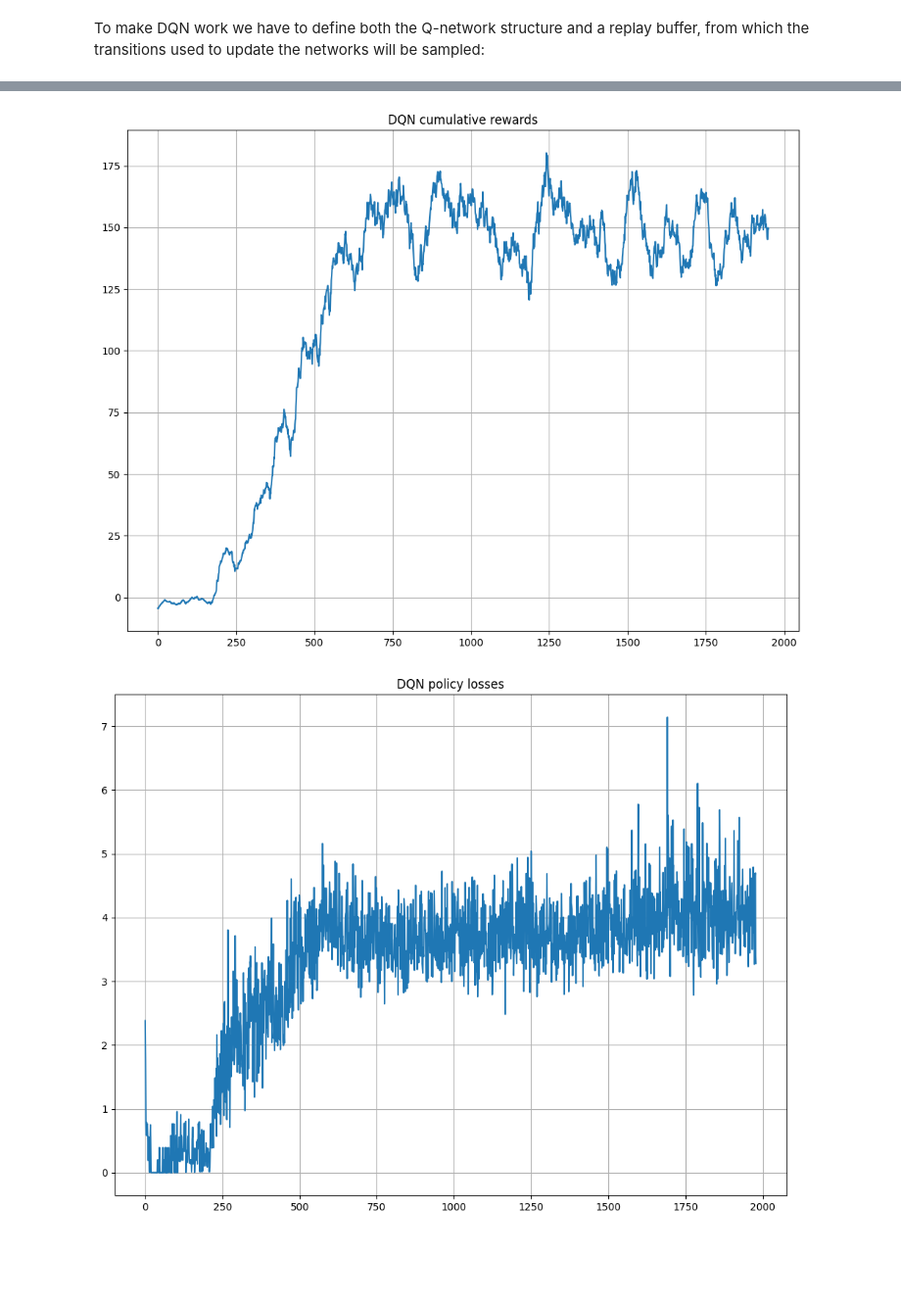
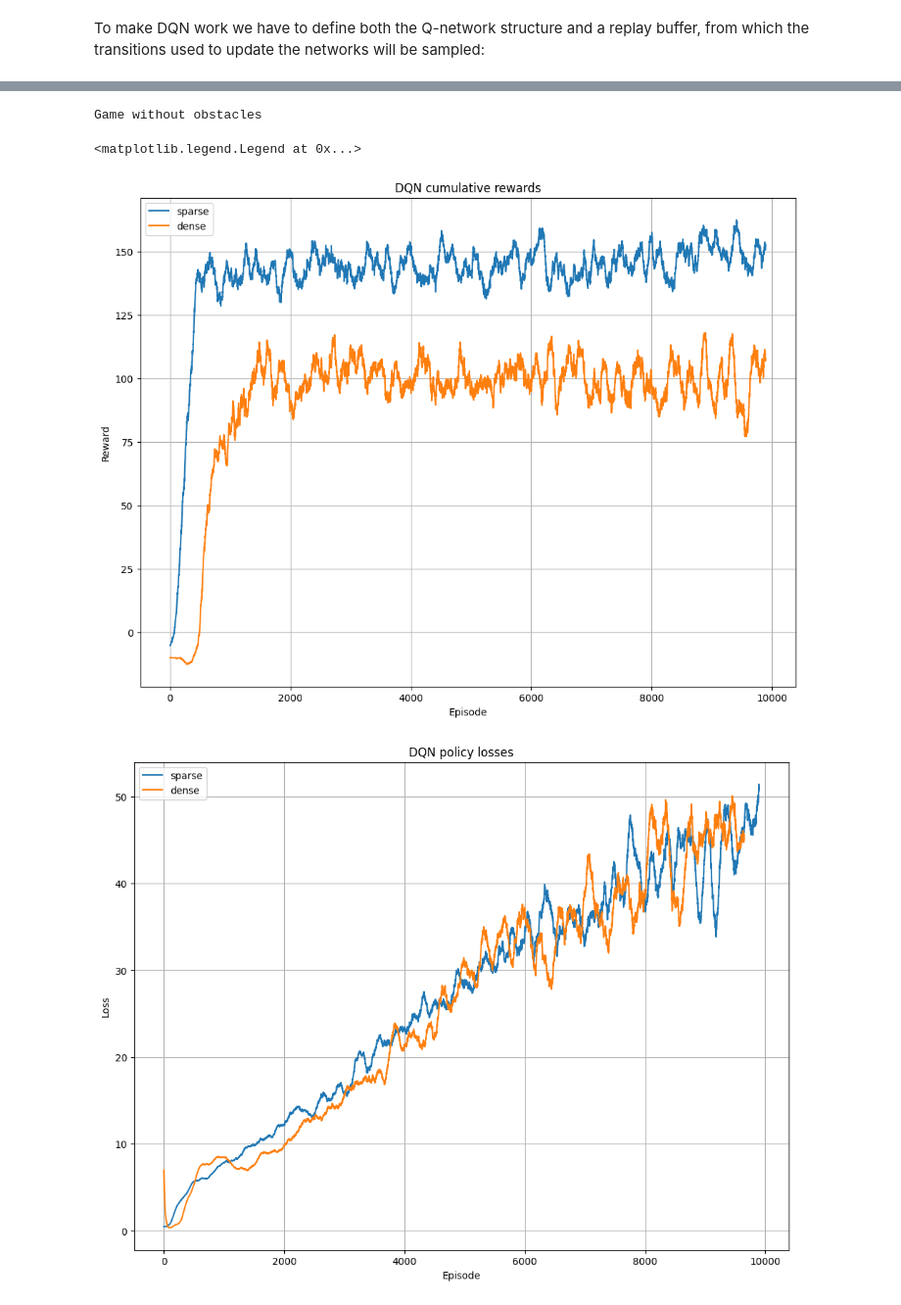
Before and after one commit to veborito/RL-project, a Jupyter notebook: dqn.ipynb, the cells around one changed output, grey strips where cells are left out. Shown at 98% size. Drawn from its saved outputs; the diff is of its cells as text; code cells hidden in the pictures; blank space fills up the shorter version.

Commit message:
feat: comparison dense vs sparse rewards

```diff
--- a/dqn.ipynb
+++ b/dqn.ipynb
@@ -77,4 +79,4 @@ def parameter_update(source_model, target_model, tau):
 # %%
 from game_env.snake_env import SnakeEnv
 
-env = SnakeEnv()
+env = SnakeEnv(height=8, width=8)
@@ -81,5 +162,11 @@ env = SnakeEnv()
+# %%
+from game_env.snake_env import SnakeEnv
+
+env = SnakeEnv(height=8, width=8, living_cost=True)
+# %% [output]
+Game without obstacles
 # %%
-NUM_TRAJECTORIES = 2000
+NUM_TRAJECTORIES = 10_000
 MAX_EPISODE_LENGTH = 500
 
 gamma = 0.99
@@ -90,8 +177,9 @@ BATCH_SIZE = 512
 WARMUP = 1000
 
 # placeholders for rewards for each episode
-cumulative_rewards = []
-policy_losses = []
+cumulative_rewards_dense = []
+scores_dense = []
+policy_losses_dense = []
 # declaring the replay buffer
 transition_buffer = ReplayBuffer(10000)
 # iterating through trajectories
@@ -102,13 +190,14 @@ for tau in tqdm(range(NUM_TRAJECTORIES)):
     done = False
     cumul_r = 0
     t = 0
+    score = 0
     while done == False and t < MAX_EPISODE_LENGTH:
         # retrieving Q(s, a) for all possible a
         action_q_values = policy_network(torch.tensor(state, dtype=torch.float32).to(device))
         # epsilon-greedy action
         action = np.random.choice(
             [torch.argmax(action_q_values.flatten()).detach().cpu().numpy(),
-             np.random.choice([0,1, 2, 3])],
+             np.random.choice([0, 1, 2])],
              p=[1-EPSILON, EPSILON])
         # keeping track of previous state
         prev_state = state
@@ -120,10 +209,11 @@ for tau in tqdm(range(NUM_TRAJECTORIES)):
 
         cumul_r += reward
         t += 1
+        score = info["score"]
 
     # logging the episode length as a cumulative reward
-    cumulative_rewards.append(cumul_r)
-
+    cumulative_rewards_dense.append(cumul_r)
+    scores_dense.append(score)
     if len(transition_buffer) > WARMUP:
         states, actions, rewards, next_states, dones = transition_buffer.sample(sample_size=BATCH_SIZE)
         # getting the maximizing Q-value
@@ -136,23 +226,40 @@ for tau in tqdm(range(NUM_TRAJECTORIES)):
         output = policy_network(states).gather(1, actions.view(-1,1))
         # computing the loss between r + γ * max Q(s',a) and Q(s,a)
         loss = F.mse_loss(output.flatten(), expected_values)
-        policy_losses.append(loss.item())
+        policy_losses_dense.append(loss.item())
         policy_optimizer.zero_grad()
         loss.backward()
         policy_optimizer.step()
         # soft parameter update
         parameter_update(policy_network, target_network, SOFT_UPDATE)
 
-torch.save(policy_network.state_dict(), "snake_dql.pt")
+torch.save(policy_network.state_dict(), "snake_dql_dense_10k.pt")
 # %%
 plt.figure(figsize=(12,9))
-plt.plot(running_mean(cumulative_rewards, 50))
+plt.plot(running_mean(cumulative_rewards, 100), label="sparse")
+plt.plot(running_mean(cumulative_rewards_dense, 100), label="dense")
 plt.title("DQN cumulative rewards")
+plt.xlabel('Episode')
+plt.ylabel('Reward')
 plt.grid()
+plt.legend()
 plt.figure(figsize=(12,9))
-plt.plot(policy_losses)
+plt.plot(running_mean(policy_losses,100), label="sparse")
+plt.plot(running_mean(policy_losses_dense,100), label="dense")
 plt.title("DQN policy losses")
+plt.xlabel('Episode')
+plt.ylabel('Loss')
 plt.grid()
+plt.legend()
+plt.figure(figsize=(12,9))
+plt.plot(running_mean(scores, 100), label="sparse")
+plt.plot(running_mean(scores_dense, 100), label="dense")
+plt.title("DQN scores")
+plt.xlabel('Episode')
+plt.ylabel('Score')
+plt.grid()
+plt.legend()
 # %% [output]
+<matplotlib.legend.Legend at 0x...>
-[figure, old version]
+[figure, new version]
-[figure, old version]
+[figure, new version]
```
Also changed, not shown: parts of 8 cells of this notebook, 36 other files.
